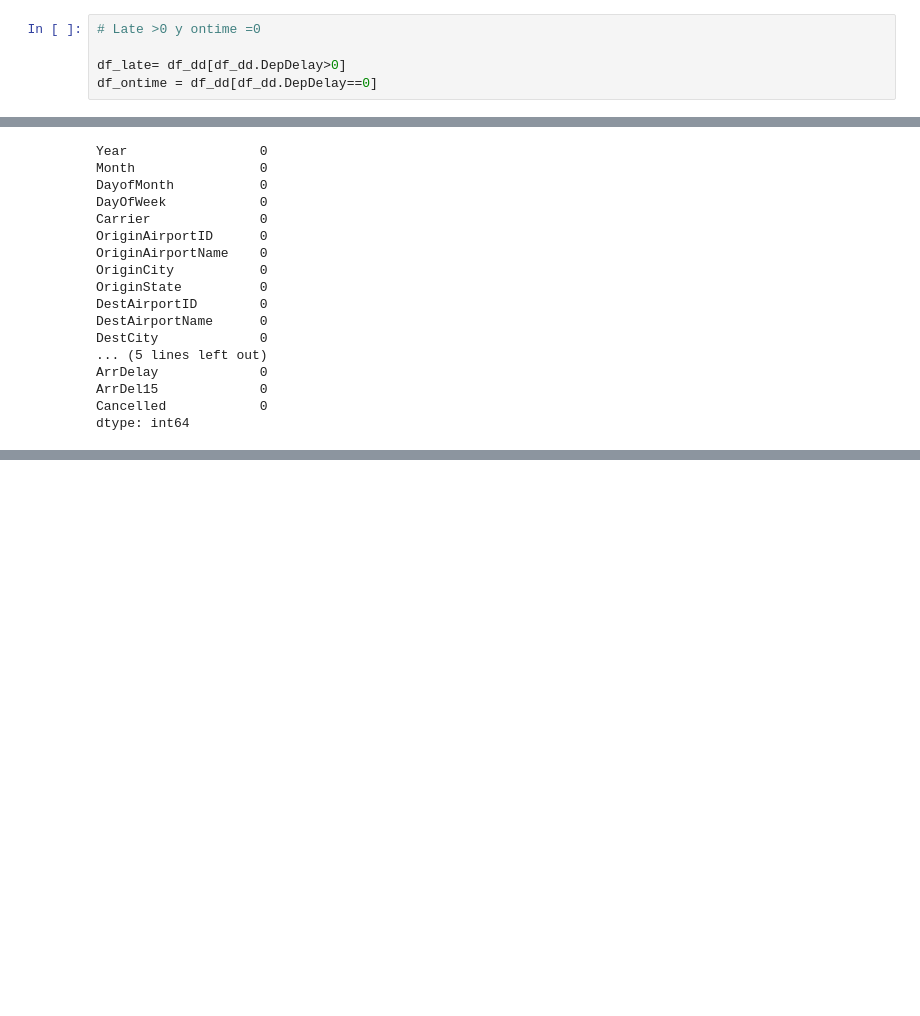
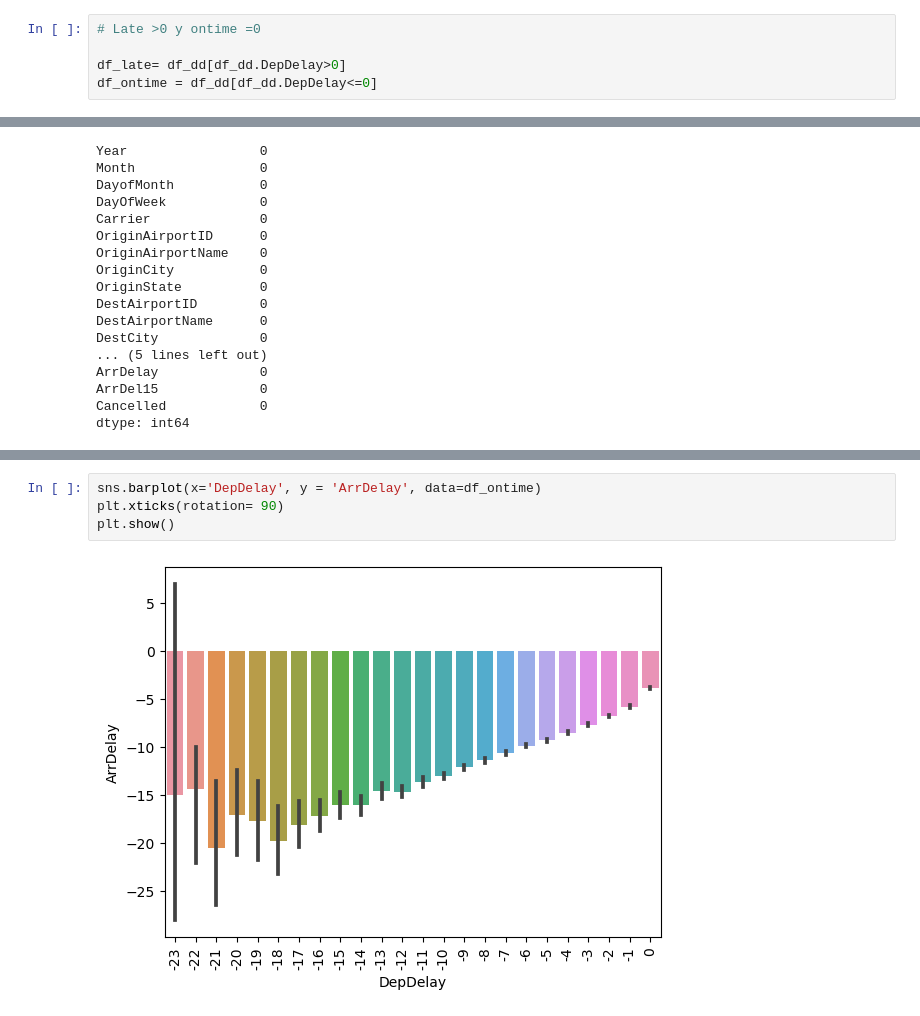
Before and after one commit to PhiofS/ms-dscience, a Jupyter notebook: exploracion-analisis-datos/flight-challenge.ipynb, the cells around one changed output, grey strips where cells are left out. Cells and saved outputs as stored; diff of their text form; blank space fills up the shorter version.

```diff
--- a/exploracion-analisis-datos/flight-challenge.ipynb
+++ b/exploracion-analisis-datos/flight-challenge.ipynb
@@ -376,4 +330,4 @@ Name: DepDelay, dtype: float64
 # Late >0 y ontime =0
 
 df_late= df_dd[df_dd.DepDelay>0]
-df_ontime = df_dd[df_dd.DepDelay==0]
+df_ontime = df_dd[df_dd.DepDelay<=0]
@@ -414,0 +389,6 @@ sns.scatterplot(x='ArrDelay', y='DepDelay', data=df_late)
+# %%
+sns.barplot(x='DepDelay', y = 'ArrDelay', data=df_ontime)
+plt.xticks(rotation= 90)
+plt.show()
+# %% [output]
+[figure, added]
```
Also changed, not shown: parts of 16 cells of this notebook.
